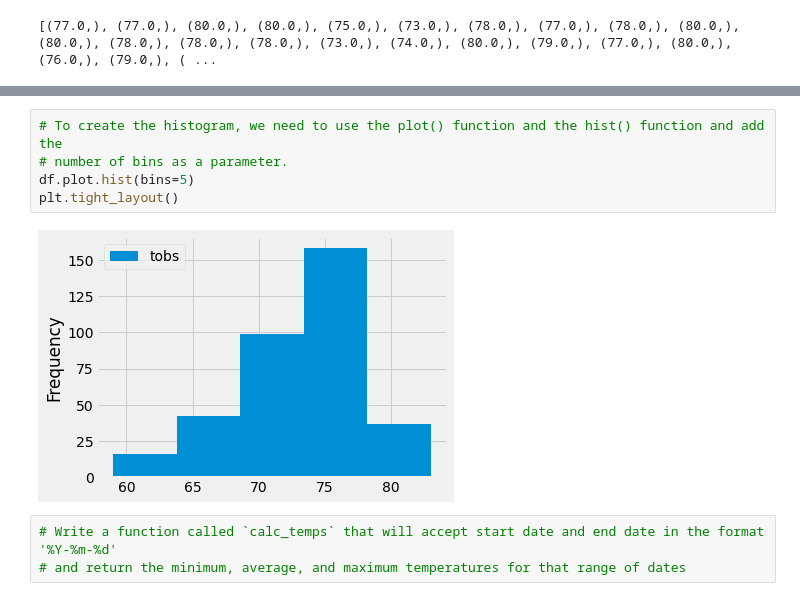
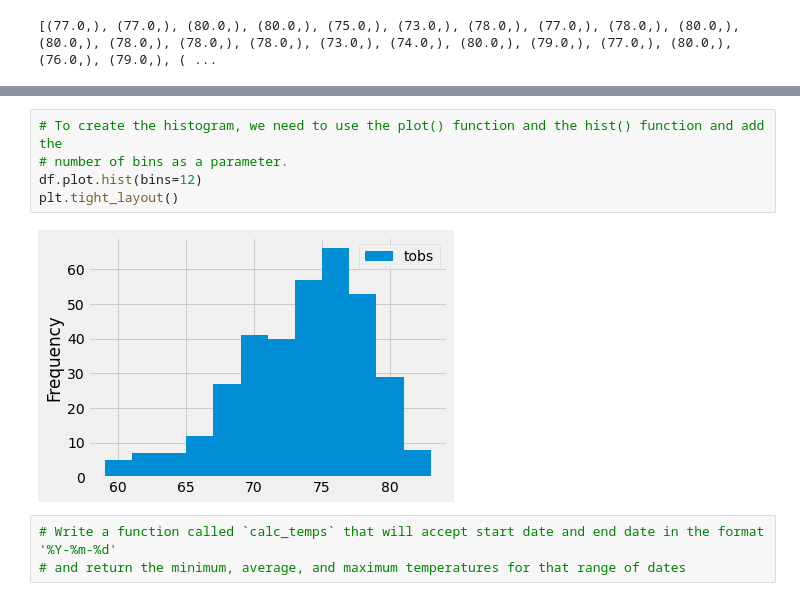
Before and after one commit to chreroax1/surfs_up, a Jupyter notebook: climate_analysis.ipynb, the cells around one changed output, grey strips where cells are left out. Drawn from its saved outputs; the diff is of its cells as text.

```diff
--- a/climate_analysis.ipynb
+++ b/climate_analysis.ipynb
@@ -202,10 +202,10 @@ print(df)
 # %%
 # To create the histogram, we need to use the plot() function and the hist() function and add the
 # number of bins as a parameter.
-df.plot.hist(bins=5)
+df.plot.hist(bins=12)
 plt.tight_layout()
 # %% [output]
-[figure, old version]
+[figure, new version]
 # %%
 # Write a function called `calc_temps` that will accept start date and end date in the format '%Y-%m-%d'
 # and return the minimum, average, and maximum temperatures for that range of dates
```
Also changed, not shown: 1 other file.
